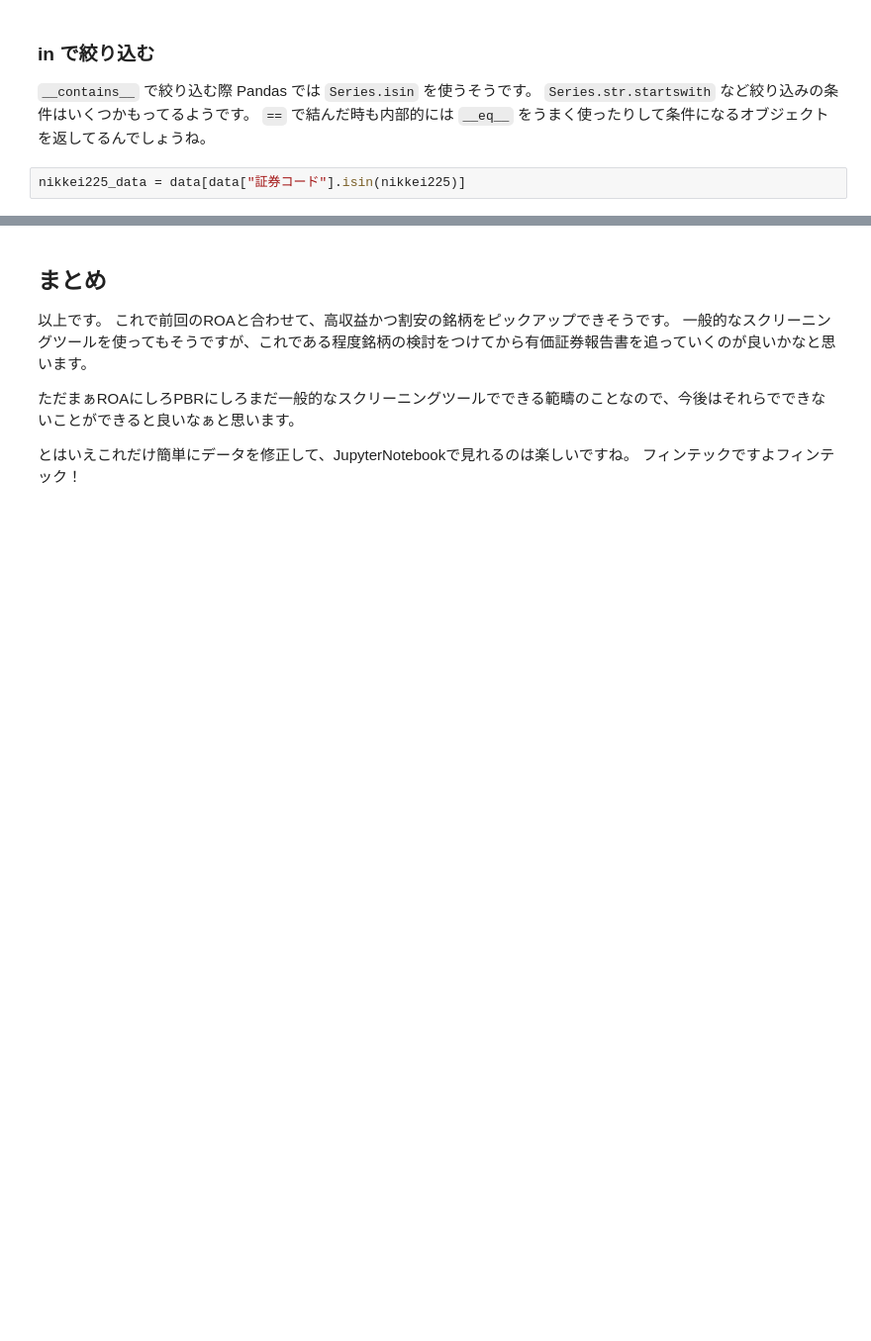
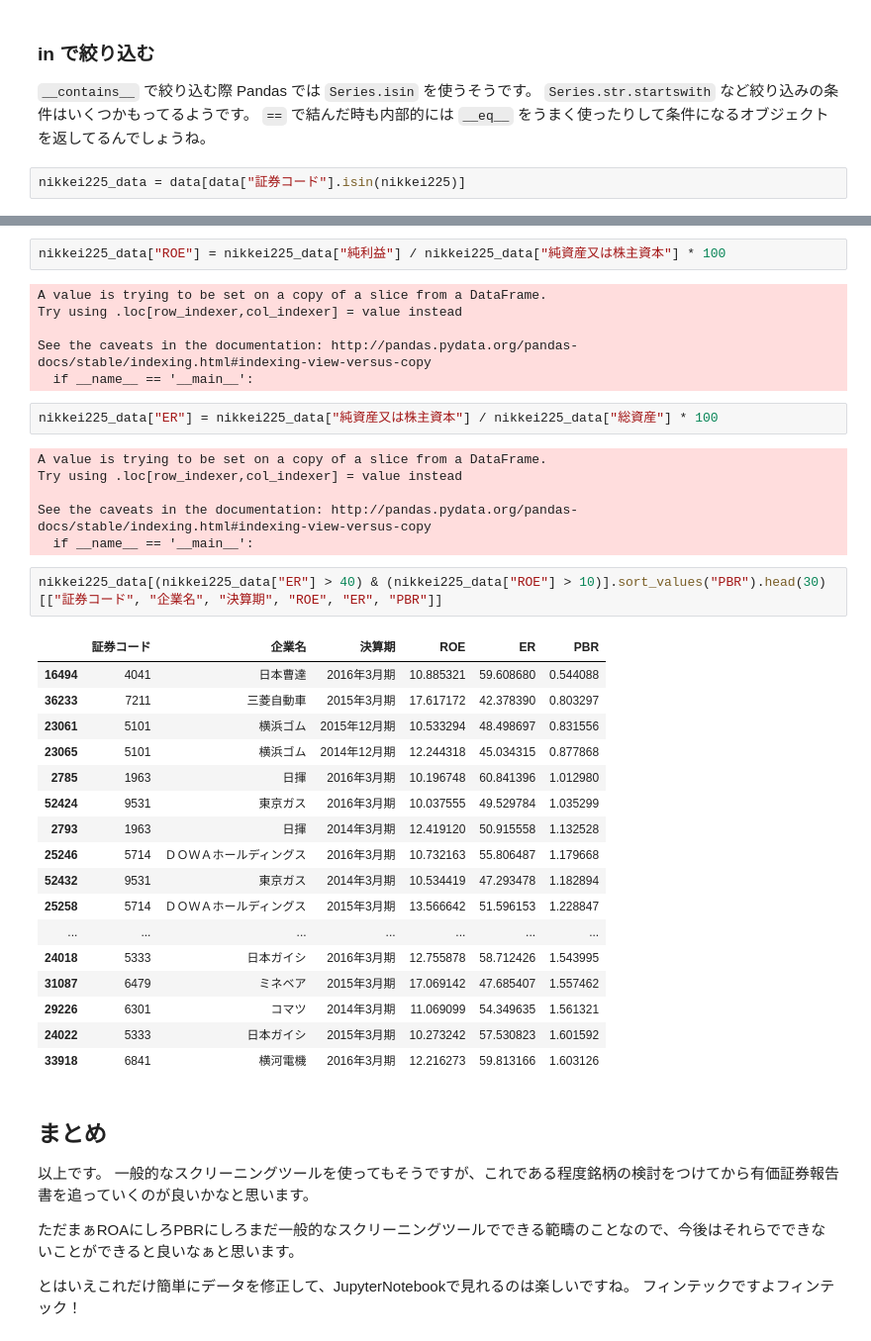
Before and after one commit to hirokiky/pydata_now, a Jupyter notebook: high_low_pbr_stocks.ipynb, the cells around one changed output, grey strips where cells are left out. Shown at 99% size. Drawn from its saved outputs; the diff is of its cells as text; blank space fills up the shorter version.

Commit message:
Fixed to filter Nikkei225 stocks by ROE and ER

```diff
--- a/high_low_pbr_stocks.ipynb
+++ b/high_low_pbr_stocks.ipynb
@@ -205,8 +188,43 @@ nikkei225_data[["証券コード", "企業名", "決算期", "PBR", "時価総
+# %%
+nikkei225_data["ROE"] = nikkei225_data["純利益"] / nikkei225_data["純資産又は株主資本"] * 100
+# %% [output]
+A value is trying to be set on a copy of a slice from a DataFrame.
+Try using .loc[row_indexer,col_indexer] = value instead
+
+See the caveats in the documentation: http://pandas.pydata.org/pandas-docs/stable/indexing.html#indexing-view-versus-copy
+  if __name__ == '__main__':
+# %%
+nikkei225_data["ER"] = nikkei225_data["純資産又は株主資本"] / nikkei225_data["総資産"] * 100
+# %% [output]
+A value is trying to be set on a copy of a slice from a DataFrame.
+Try using .loc[row_indexer,col_indexer] = value instead
+
+See the caveats in the documentation: http://pandas.pydata.org/pandas-docs/stable/indexing.html#indexing-view-versus-copy
+  if __name__ == '__main__':
+# %%
+nikkei225_data[(nikkei225_data["ER"] > 40) & (nikkei225_data["ROE"] > 10)].sort_values("PBR").head(30)[["証券コード", "企業名", "決算期", "ROE", "ER", "PBR"]]
+# %% [output]
+|  | 証券コード | 企業名 | 決算期 | ROE | ER | PBR |
+| 16494 | 4041 | 日本曹達 | 2016年3月期 | 10.885321 | 59.608680 | 0.544088 |
+| 36233 | 7211 | 三菱自動車 | 2015年3月期 | 17.617172 | 42.378390 | 0.803297 |
+| 23061 | 5101 | 横浜ゴム | 2015年12月期 | 10.533294 | 48.498697 | 0.831556 |
+| 23065 | 5101 | 横浜ゴム | 2014年12月期 | 12.244318 | 45.034315 | 0.877868 |
+| 2785 | 1963 | 日揮 | 2016年3月期 | 10.196748 | 60.841396 | 1.012980 |
+| 52424 | 9531 | 東京ガス | 2016年3月期 | 10.037555 | 49.529784 | 1.035299 |
+| 2793 | 1963 | 日揮 | 2014年3月期 | 12.419120 | 50.915558 | 1.132528 |
+| 25246 | 5714 | ＤＯＷＡホールディングス | 2016年3月期 | 10.732163 | 55.806487 | 1.179668 |
+| 52432 | 9531 | 東京ガス | 2014年3月期 | 10.534419 | 47.293478 | 1.182894 |
+| 25258 | 5714 | ＤＯＷＡホールディングス | 2015年3月期 | 13.566642 | 51.596153 | 1.228847 |
+| ... | ... | ... | ... | ... | ... | ... |
+| 24018 | 5333 | 日本ガイシ | 2016年3月期 | 12.755878 | 58.712426 | 1.543995 |
+| 31087 | 6479 | ミネベア | 2015年3月期 | 17.069142 | 47.685407 | 1.557462 |
+| 29226 | 6301 | コマツ | 2014年3月期 | 11.069099 | 54.349635 | 1.561321 |
+| 24022 | 5333 | 日本ガイシ | 2015年3月期 | 10.273242 | 57.530823 | 1.601592 |
+| 33918 | 6841 | 横河電機 | 2016年3月期 | 12.216273 | 59.813166 | 1.603126 |
 # %% [markdown]
 ## まとめ
 
 以上です。
-これで前回のROAと合わせて、高収益かつ割安の銘柄をピックアップできそうです。
 一般的なスクリーニングツールを使ってもそうですが、これである程度銘柄の検討をつけてから有価証券報告書を追っていくのが良いかなと思います。
 
 ただまぁROAにしろPBRにしろまだ一般的なスクリーニングツールでできる範疇のことなので、今後はそれらでできないことができると良いなぁと思います。
```
Also changed, not shown: parts of 3 cells of this notebook.
